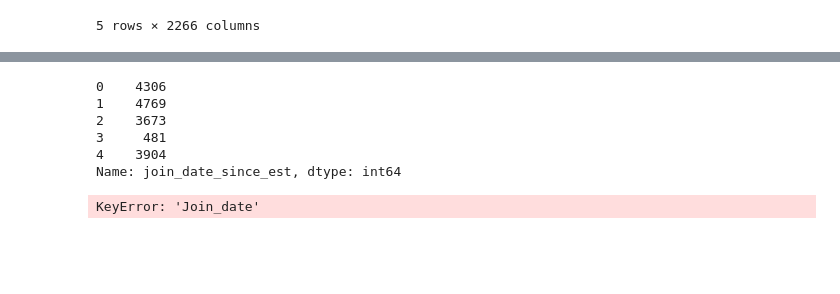
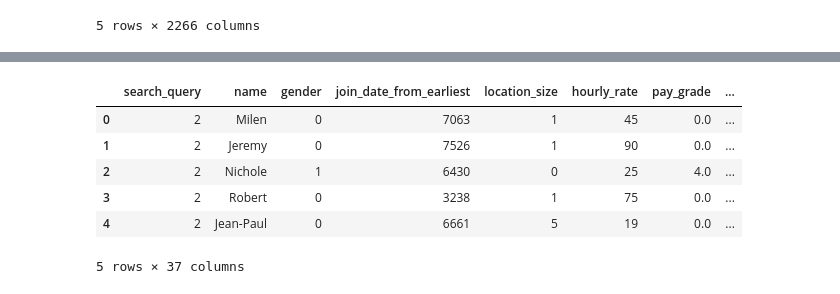
Before and after one commit to KoredeAkande/DS4SG-Gender-Inequality, a Jupyter notebook: notebooks/code-playground/codebook-explorer.ipynb, the cells around one changed output, grey strips where cells are left out. Drawn from its saved outputs; the diff is of its cells as text; code cells hidden in the pictures; blank space fills up the shorter version.

```diff
--- a/notebooks/code-playground/codebook-explorer.ipynb
+++ b/notebooks/code-playground/codebook-explorer.ipynb
@@ -49,14 +48,12 @@ Index(['search_query', 'name', 'gender', 'profile_link', 'location',
       dtype='object', length=2266)
-# %%
-df["join_date_since_est"].head()
-# %% [output]
-0    4306
-1    4769
-2    3673
-3     481
-4    3904
-Name: join_date_since_est, dtype: int64
-# %%
-df["Join_date"]
-# %% [output]
-KeyError: 'Join_date'
+# %%
+df_final = pd.read_csv('/work/DS4SG-Gender-Inequality/data/processed/skills_certifications_categorized_female_treatment.csv')
+df_final.head()
+# %% [output]
+|  | search_query | name | gender | join_date_from_earliest | location_size | hourly_rate | pay_grade | ... |
+| 0 | 2 | Milen | 0 | 7063 | 1 | 45 | 0.0 | ... |
+| 1 | 2 | Jeremy | 0 | 7526 | 1 | 90 | 0.0 | ... |
+| 2 | 2 | Nichole | 1 | 6430 | 0 | 25 | 4.0 | ... |
+| 3 | 2 | Robert | 0 | 3238 | 1 | 75 | 0.0 | ... |
+| 4 | 2 | Jean-Paul | 0 | 6661 | 5 | 19 | 0.0 | ... |
+5 rows × 37 columns
```
Also changed, not shown: parts of 5 cells of this notebook, 13 other files.
